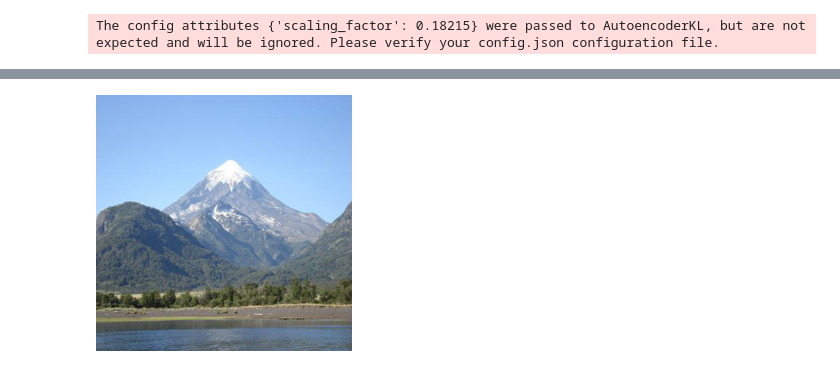
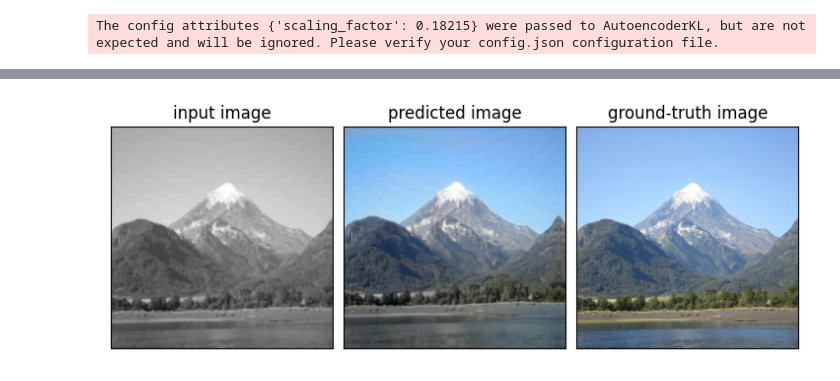
Before and after one commit to agiresearch/OpenAGI, a Jupyter notebook: demo.ipynb, the cells around one changed output, grey strips where cells are left out. Saved outputs shown, nothing was run; the diff lists cells and outputs as text; code cells hidden in the pictures.

```diff
--- a/demo.ipynb
+++ b/demo.ipynb
@@ -62,4 +57,31 @@ f(predictions[2])
-# %%
-f(labels[2])
-# %% [output]
-[figure, removed]
+# %%
+import matplotlib.pyplot as plt
+
+# Load your images (replace 'image1.png', 'image2.png', and 'image3.png' with the actual file names)
+img1 = f(inputs[2])
+img2 = f(predictions[2])
+img3 = f(labels[2])
+
+# Create a figure and set the size
+fig, axes = plt.subplots(nrows=1, ncols=3, figsize=(9, 3))
+
+# Display the images
+axes[0].imshow(img1)
+axes[0].set_title('input image')
+axes[1].imshow(img2)
+axes[1].set_title('predicted image')
+axes[2].imshow(img3)
+axes[2].set_title('ground-truth image')
+
+# Remove the axis ticks
+for ax in axes:
+    ax.set_xticks([])
+    ax.set_yticks([])
+
+# Adjust the space between the images
+plt.subplots_adjust(wspace=0.05)
+
+# Show the plot
+plt.show()
+# %% [output]
+[figure, added]
```
Also changed, not shown: parts of 2 cells of this notebook.
